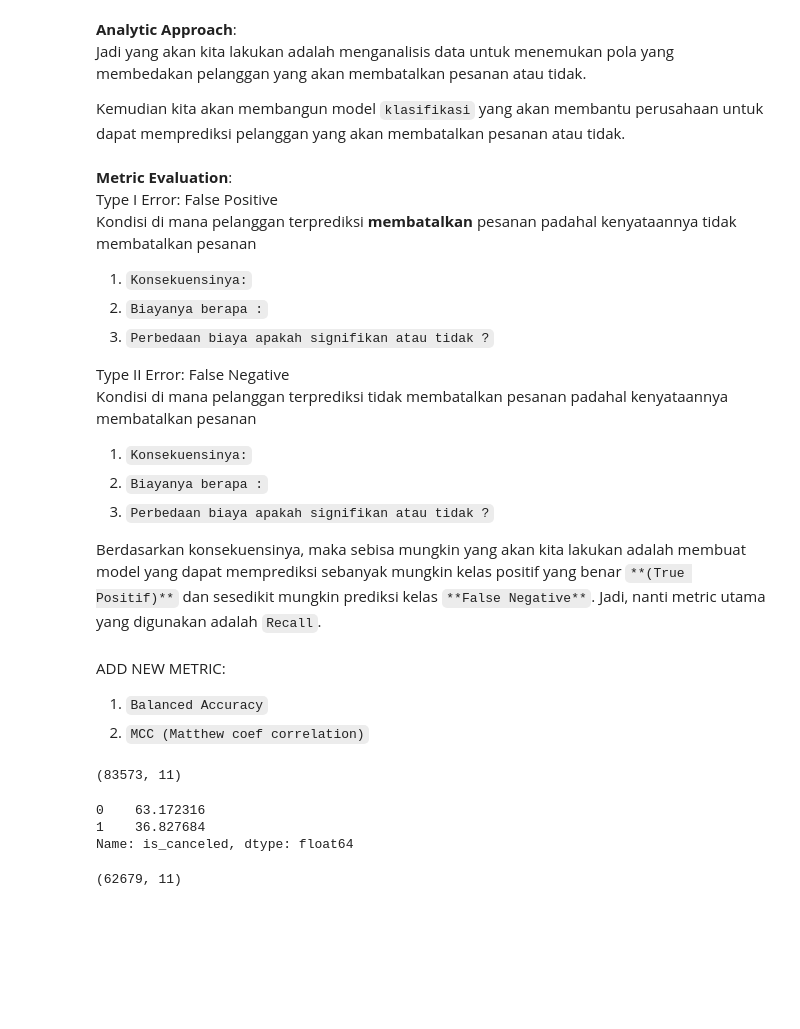
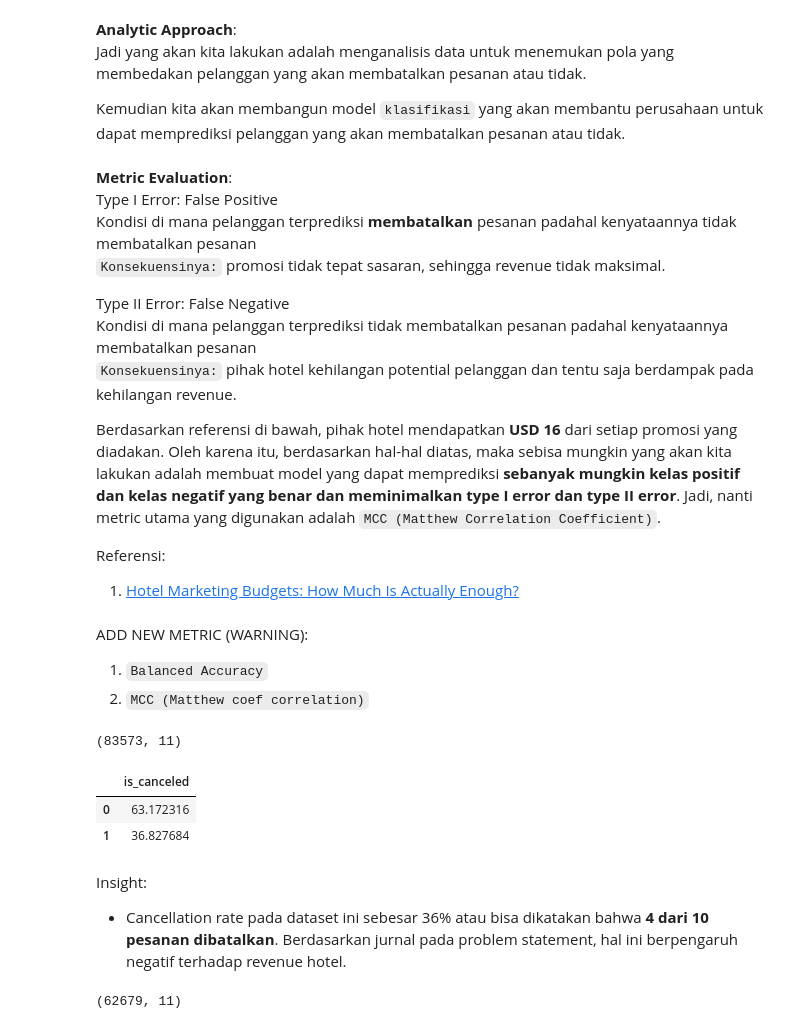
Before and after one commit to fnkhairudin/Hotel-Booking-Demand, a Jupyter notebook: notebooks/trial.ipynb, the cells around one changed output. Saved outputs shown, nothing was run; the diff lists cells and outputs as text; code cells hidden in the pictures; blank space fills up the shorter version.

Commit message:
update business problem

```diff
--- a/notebooks/trial.ipynb
+++ b/notebooks/trial.ipynb
@@ -47,20 +46,20 @@ Type I Error: False Positive
 <br>
 Kondisi di mana pelanggan terprediksi **membatalkan** pesanan padahal kenyataannya tidak membatalkan pesanan
 <br>
-1. `Konsekuensinya:`
-1. `Biayanya berapa :`
-1. `Perbedaan biaya apakah signifikan atau tidak ?`
+`Konsekuensinya:` promosi tidak tepat sasaran, sehingga revenue tidak maksimal.
 
 Type II Error: False Negative
 <br>
 Kondisi di mana pelanggan terprediksi tidak membatalkan pesanan padahal kenyataannya membatalkan pesanan
-1. `Konsekuensinya:`
-1. `Biayanya berapa :`
-1. `Perbedaan biaya apakah signifikan atau tidak ?`
+<br>
+`Konsekuensinya:` pihak hotel kehilangan potential pelanggan dan tentu saja berdampak pada kehilangan revenue.
 
-Berdasarkan konsekuensinya, maka sebisa mungkin yang akan kita lakukan adalah membuat model yang dapat memprediksi sebanyak mungkin kelas positif yang benar `**(True Positif)**` dan sesedikit mungkin prediksi kelas `**False Negative**`. Jadi, nanti metric utama yang digunakan adalah `Recall`.
+Berdasarkan referensi di bawah, pihak hotel mendapatkan **USD 16** dari setiap promosi yang diadakan. Oleh karena itu, berdasarkan hal-hal diatas, maka sebisa mungkin yang akan kita lakukan adalah membuat model yang dapat memprediksi **sebanyak mungkin kelas positif dan kelas negatif yang benar dan meminimalkan type I error dan type II error**. Jadi, nanti metric utama yang digunakan adalah `MCC (Matthew Correlation Coefficient)`.
+
+Referensi:
+1. [Hotel Marketing Budgets: How Much Is Actually Enough?](https://www.hospitalitynet.org/opinion/4090018.html)
 # %% [markdown]
-ADD NEW METRIC:
+ADD NEW METRIC (WARNING):
 1. `Balanced Accuracy`
 1. `MCC (Matthew coef correlation)`
 # %%
@@ -74,13 +73,16 @@ data.shape
 # %%
 from collections import Counter
 
 # Counter(data.is_canceled)
 
-data.is_canceled.value_counts(normalize=True) * 100
+(data.is_canceled.value_counts(normalize=True) * 100).to_frame()
 # %% [output]
-0    63.172316
-1    36.827684
-Name: is_canceled, dtype: float64
+|  | is_canceled |
+| 0 | 63.172316 |
+| 1 | 36.827684 |
+# %% [markdown]
+Insight:
+- Cancellation rate pada dataset ini sebesar 36% atau bisa dikatakan bahwa **4 dari 10 pesanan dibatalkan**. Berdasarkan jurnal pada problem statement, hal ini berpengaruh negatif terhadap revenue hotel.
 # %%
 from sklearn.model_selection import train_test_split
 
```
Also changed, not shown: parts of 5 cells of this notebook, 2 other files.
